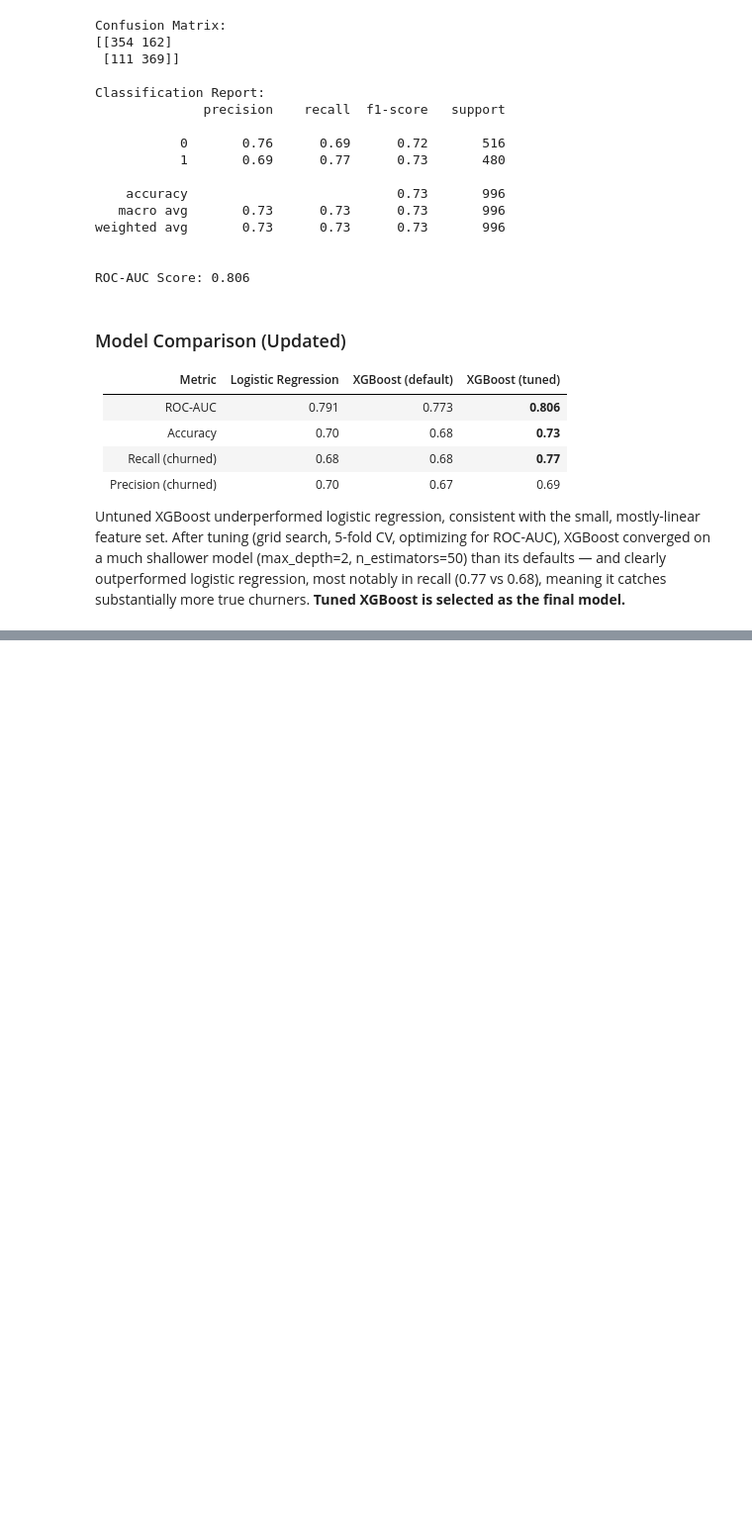
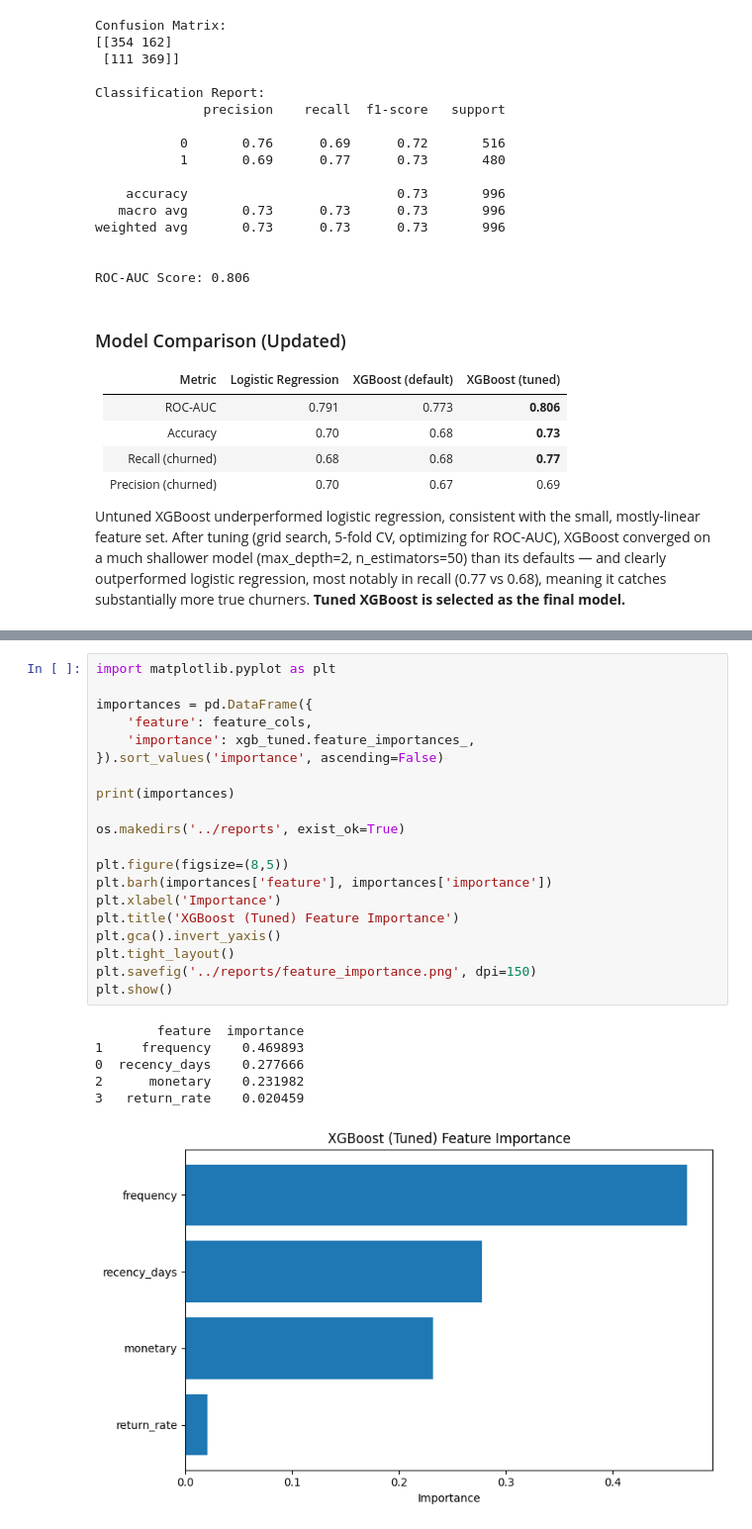
Before and after one commit to runrmc/retail-churn-prediction, a Jupyter notebook: notebooks/01_eda.ipynb, the cells around one changed output, grey strips where cells are left out. Shown at 99% size. Drawn from its saved outputs; the diff is of its cells as text; blank space fills up the shorter version.

Commit message:
Add feature importance analysis and chart

```diff
--- a/notebooks/01_eda.ipynb
+++ b/notebooks/01_eda.ipynb
@@ -485,0 +490,27 @@ Untuned XGBoost underperformed logistic regression, consistent with the small, m
+# %%
+import matplotlib.pyplot as plt
+
+importances = pd.DataFrame({
+    'feature': feature_cols,
+    'importance': xgb_tuned.feature_importances_,
+}).sort_values('importance', ascending=False)
+
+print(importances)
+
+os.makedirs('../reports', exist_ok=True)
+
+plt.figure(figsize=(8,5))
+plt.barh(importances['feature'], importances['importance'])
+plt.xlabel('Importance')
+plt.title('XGBoost (Tuned) Feature Importance')
+plt.gca().invert_yaxis()
+plt.tight_layout()
+plt.savefig('../reports/feature_importance.png', dpi=150)
+plt.show()
+# %% [output]
+        feature  importance
+1     frequency    0.469893
+0  recency_days    0.277666
+2      monetary    0.231982
+3   return_rate    0.020459
+[figure, added]
```
Also changed, not shown: parts of 2 cells of this notebook, 1 other file.
